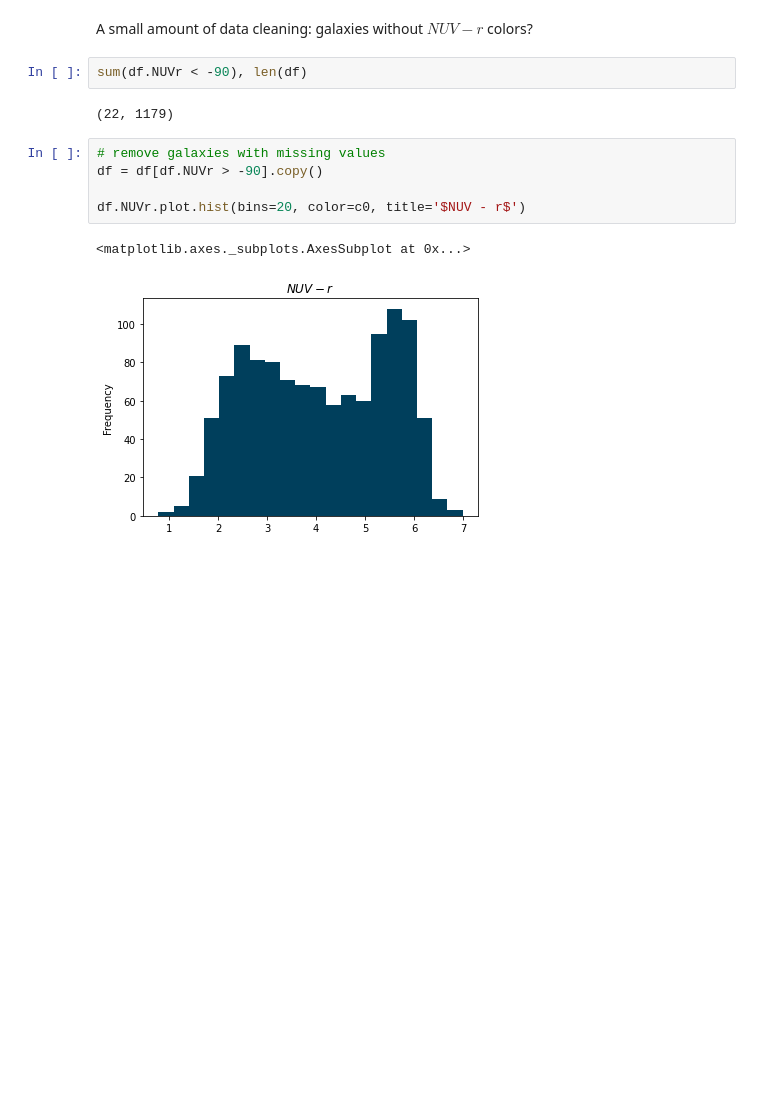
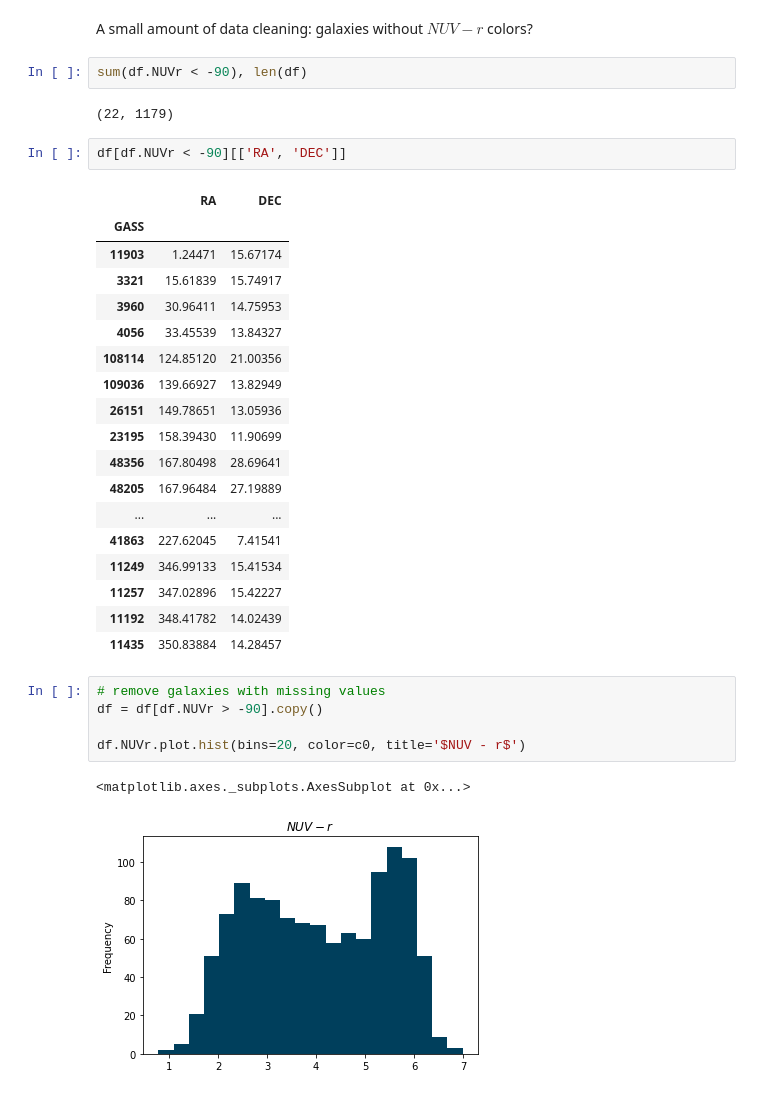
Before and after one commit to AstroHackWeek/AstroHackWeek2022, a Jupyter notebook: day2_ml_tutorial/01-intro-machine-learning.ipynb, the cells around one changed output. Saved outputs shown, nothing was run; the diff lists cells and outputs as text; blank space fills up the shorter version.

```diff
--- a/day2_ml_tutorial/01-intro-machine-learning.ipynb
+++ b/day2_ml_tutorial/01-intro-machine-learning.ipynb
@@ -93,6 +134,27 @@ A small amount of data cleaning: galaxies without $NUV-r$ colors?
 sum(df.NUVr < -90), len(df)
 # %% [output]
 (22, 1179)
+# %%
+df[df.NUVr < -90][['RA', 'DEC']]
+# %% [output]
+|  | RA | DEC |
+| GASS |  |  |
+| 11903 | 1.24471 | 15.67174 |
+| 3321 | 15.61839 | 15.74917 |
+| 3960 | 30.96411 | 14.75953 |
+| 4056 | 33.45539 | 13.84327 |
+| 108114 | 124.85120 | 21.00356 |
+| 109036 | 139.66927 | 13.82949 |
+| 26151 | 149.78651 | 13.05936 |
+| 23195 | 158.39430 | 11.90699 |
+| 48356 | 167.80498 | 28.69641 |
+| 48205 | 167.96484 | 27.19889 |
+| ... | ... | ... |
+| 41863 | 227.62045 | 7.41541 |
+| 11249 | 346.99133 | 15.41534 |
+| 11257 | 347.02896 | 15.42227 |
+| 11192 | 348.41782 | 14.02439 |
+| 11435 | 350.83884 | 14.28457 |
 # %%
 # remove galaxies with missing values
 df = df[df.NUVr > -90].copy()
```
Also changed, not shown: parts of 20 cells of this notebook.
